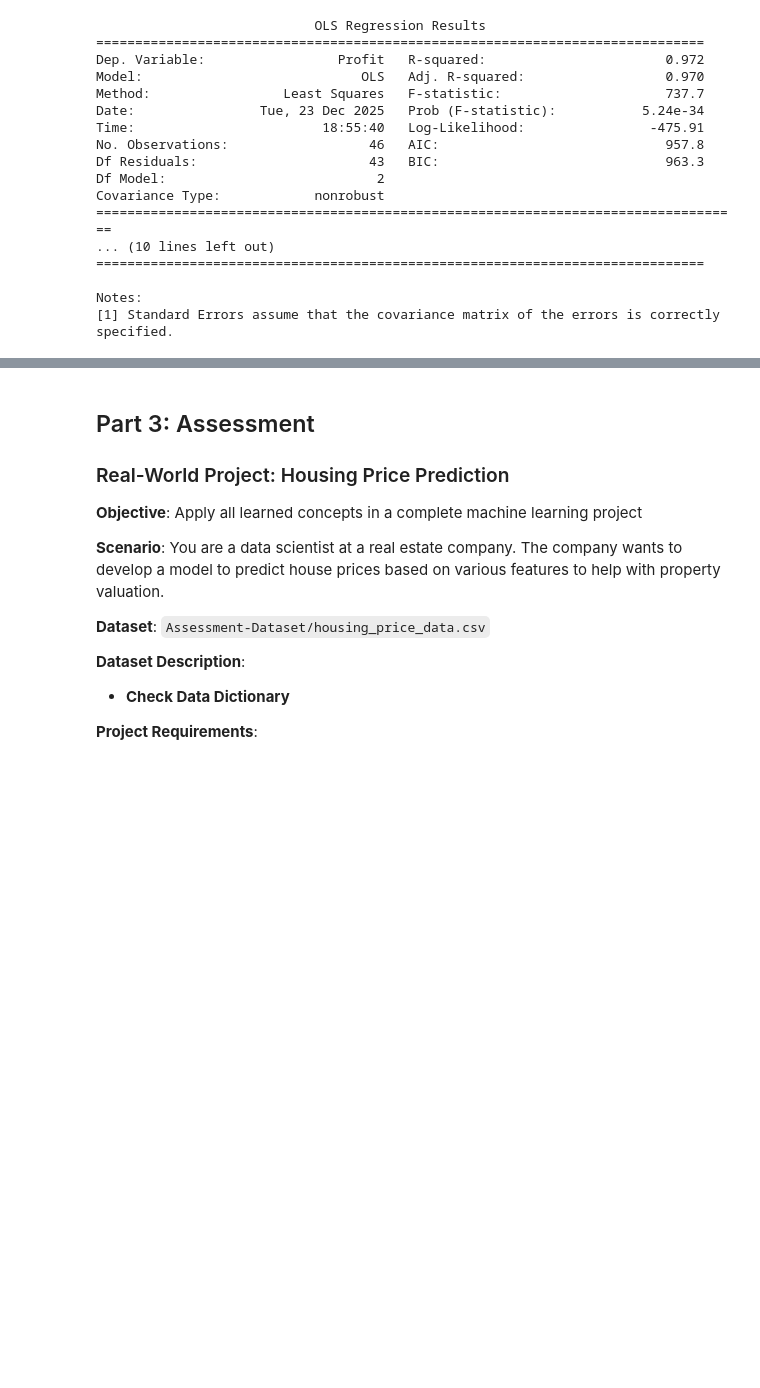
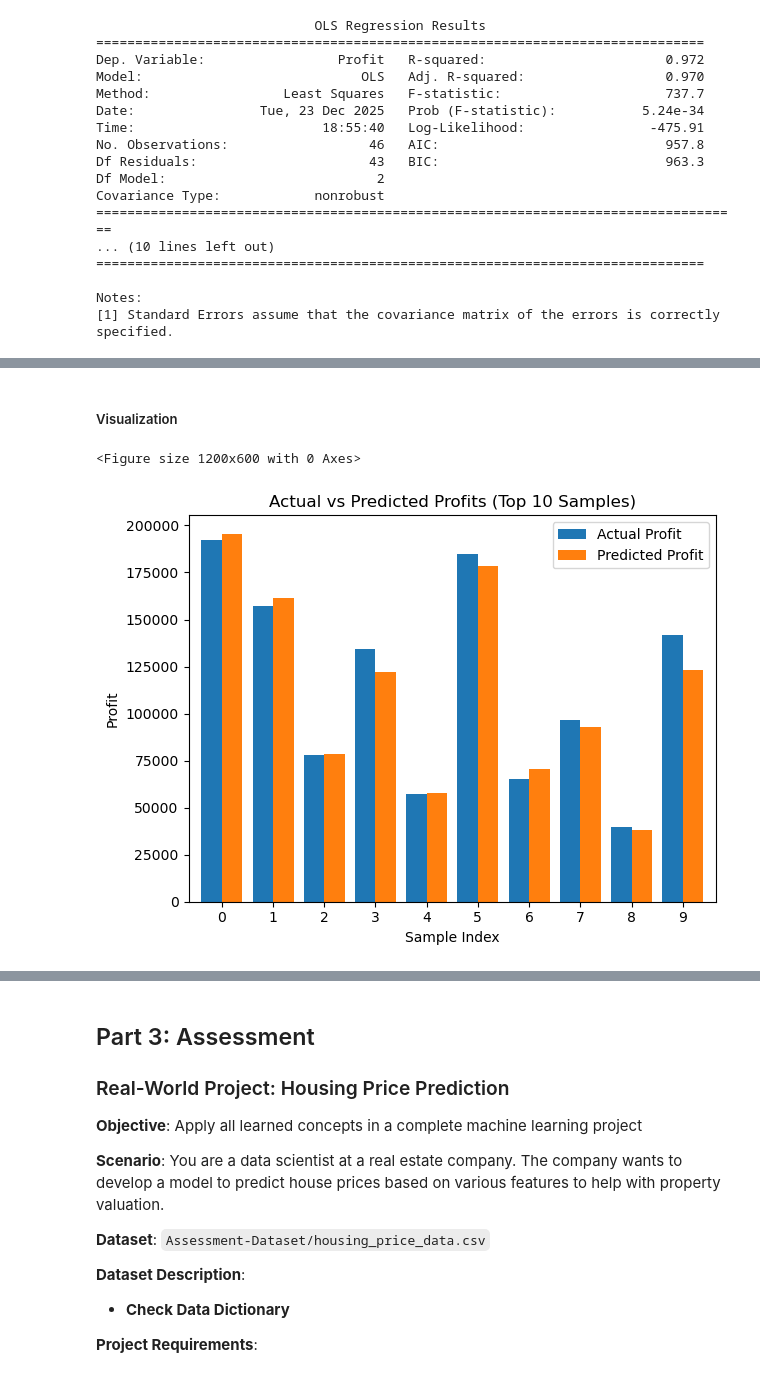
Before and after one commit to Ezerioha-ifeanyi/Week-14-Take-Home, a Jupyter notebook: Take Home.ipynb, the cells around one changed output, grey strips where cells are left out. Cells and saved outputs as stored; diff of their text form; code cells hidden in the pictures; blank space fills up the shorter version.

Commit message:
plotted all visualization for the model

```diff
--- a/Take Home.ipynb
+++ b/Take Home.ipynb
@@ -1392,0 +1470,24 @@ startupXtrain
+# %% [markdown]
+##### Visualization
+# %%
+# Create dataframe with actual and predicted values
+results_df = pd.DataFrame({
+    'Actual Profit': Y_test.values,
+    'Predicted Profit': y_pred
+})
+
+# Select top 10 samples
+top_10 = results_df.head(10)
+
+# Plot
+plt.figure(figsize=(12, 6))
+top_10.plot(kind='bar', width=0.8)
+plt.title('Actual vs Predicted Profits (Top 10 Samples)')
+plt.xlabel('Sample Index')
+plt.ylabel('Profit')
+plt.xticks(rotation=0)
+plt.tight_layout()
+plt.show()
+# %% [output]
+<Figure size 1200x600 with 0 Axes>
+[figure, added]
```
Also changed, not shown: parts of 8 cells of this notebook.
